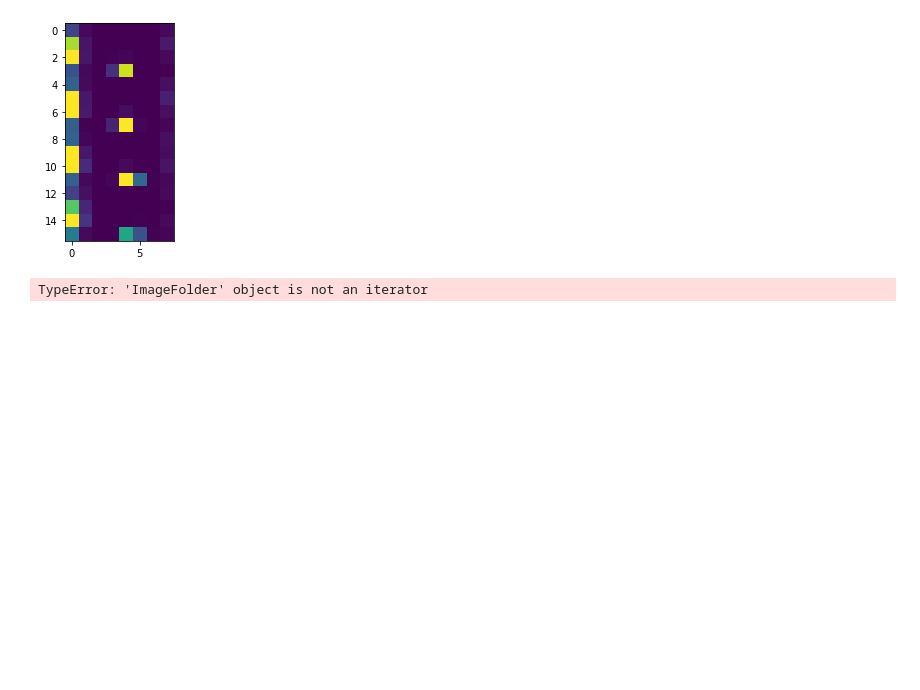
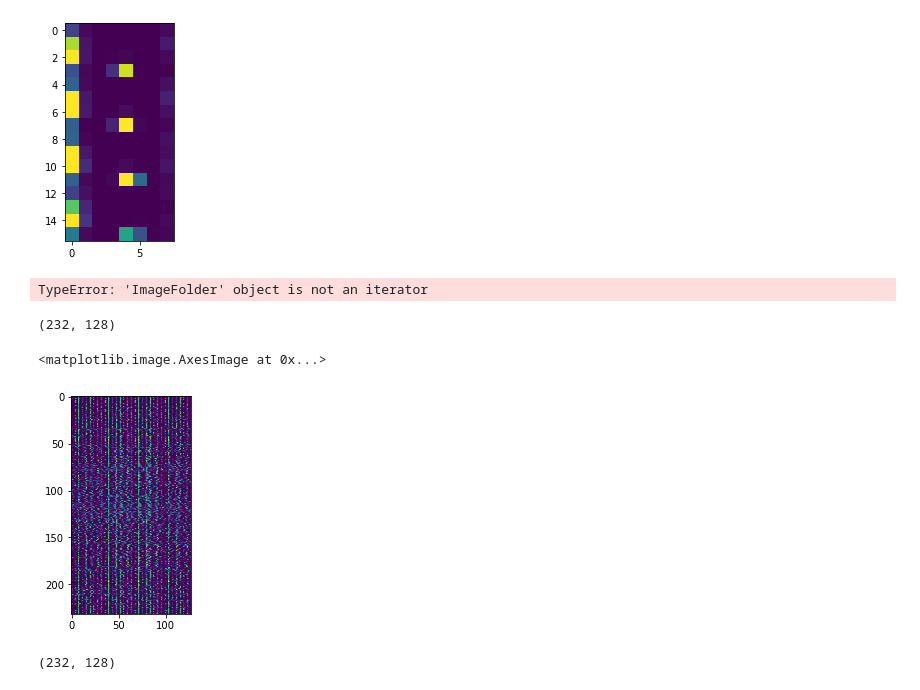
Before and after one commit to neffjulian/MLfHC-Project-3, a Jupyter notebook: notebooks/sift.ipynb, the cells around one changed output. Drawn from its saved outputs; the diff is of its cells as text; code cells hidden in the pictures; blank space fills up the shorter version.

Commit message:
wip sift

```diff
--- a/notebooks/sift.ipynb
+++ b/notebooks/sift.ipynb
@@ -108,3 +218,21 @@ trainer = pl.Trainer()
 model = BaselineClf()
 # %% [output]
 TypeError: 'ImageFolder' object is not an iterator
+# %%
+img = cv2.imread("../data/images/no/4 no.jpg")
+sift = cv2.SIFT_create()
+# %%
+kp, desc = sift.detectAndCompute(img, None)
+# %%
+desc.shape
+# %% [output]
+(232, 128)
+# %%
+plt.imshow(desc, interpolation='none')
+# %% [output]
+<matplotlib.image.AxesImage at 0x...>
+[figure, added]
+# %%
+desc.shape
+# %% [output]
+(232, 128)
```
Also changed, not shown: parts of 14 cells of this notebook.
